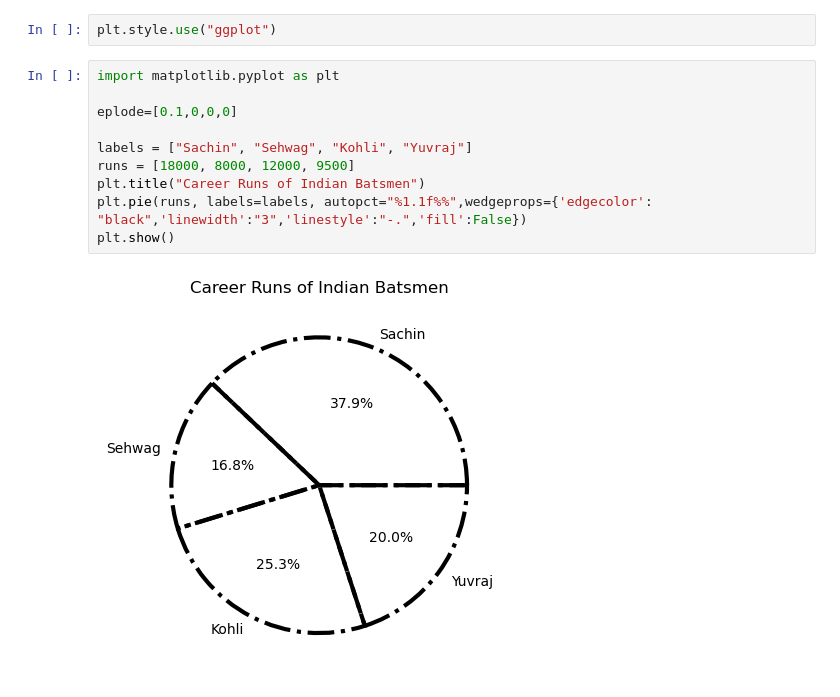
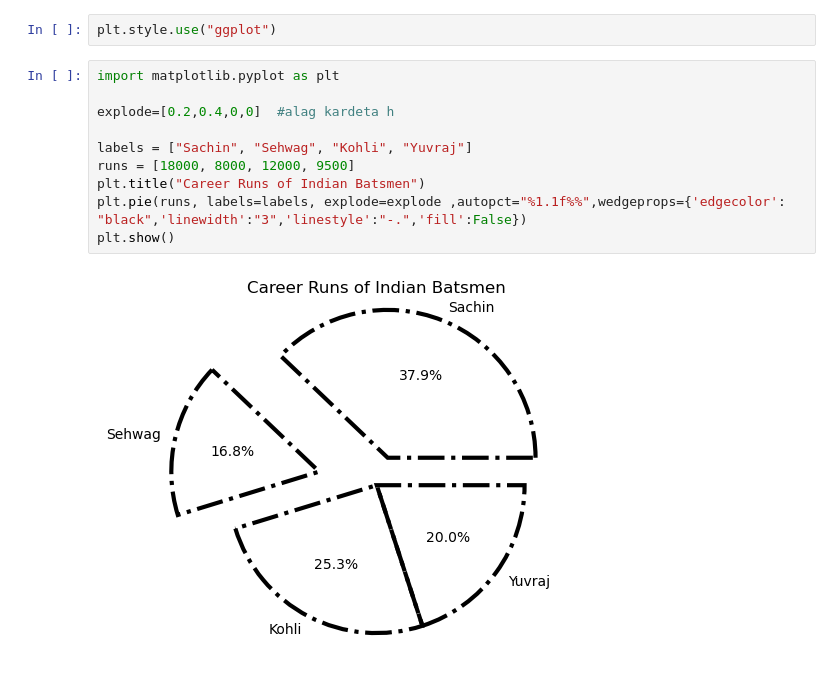
Before and after one commit to piyush332020/jupyter_notebook, a Jupyter notebook: matplotlib/pichart.ipynb, the cells around one changed output. Drawn from its saved outputs; the diff is of its cells as text.

```diff
--- a/matplotlib/pichart.ipynb
+++ b/matplotlib/pichart.ipynb
@@ -5,12 +5,12 @@ plt.style.use("ggplot")
 # %%
 import matplotlib.pyplot as plt
 
-eplode=[0.1,0,0,0]
+explode=[0.2,0.4,0,0]  #alag kardeta h
 
 labels = ["Sachin", "Sehwag", "Kohli", "Yuvraj"]
 runs = [18000, 8000, 12000, 9500]
 plt.title("Career Runs of Indian Batsmen")
-plt.pie(runs, labels=labels, autopct="%1.1f%%",wedgeprops={'edgecolor': "black",'linewidth':"3",'linestyle':"-.",'fill':False})
+plt.pie(runs, labels=labels, explode=explode ,autopct="%1.1f%%",wedgeprops={'edgecolor': "black",'linewidth':"3",'linestyle':"-.",'fill':False})
 plt.show()
 # %% [output]
-[figure, old version]
+[figure, new version]
```
